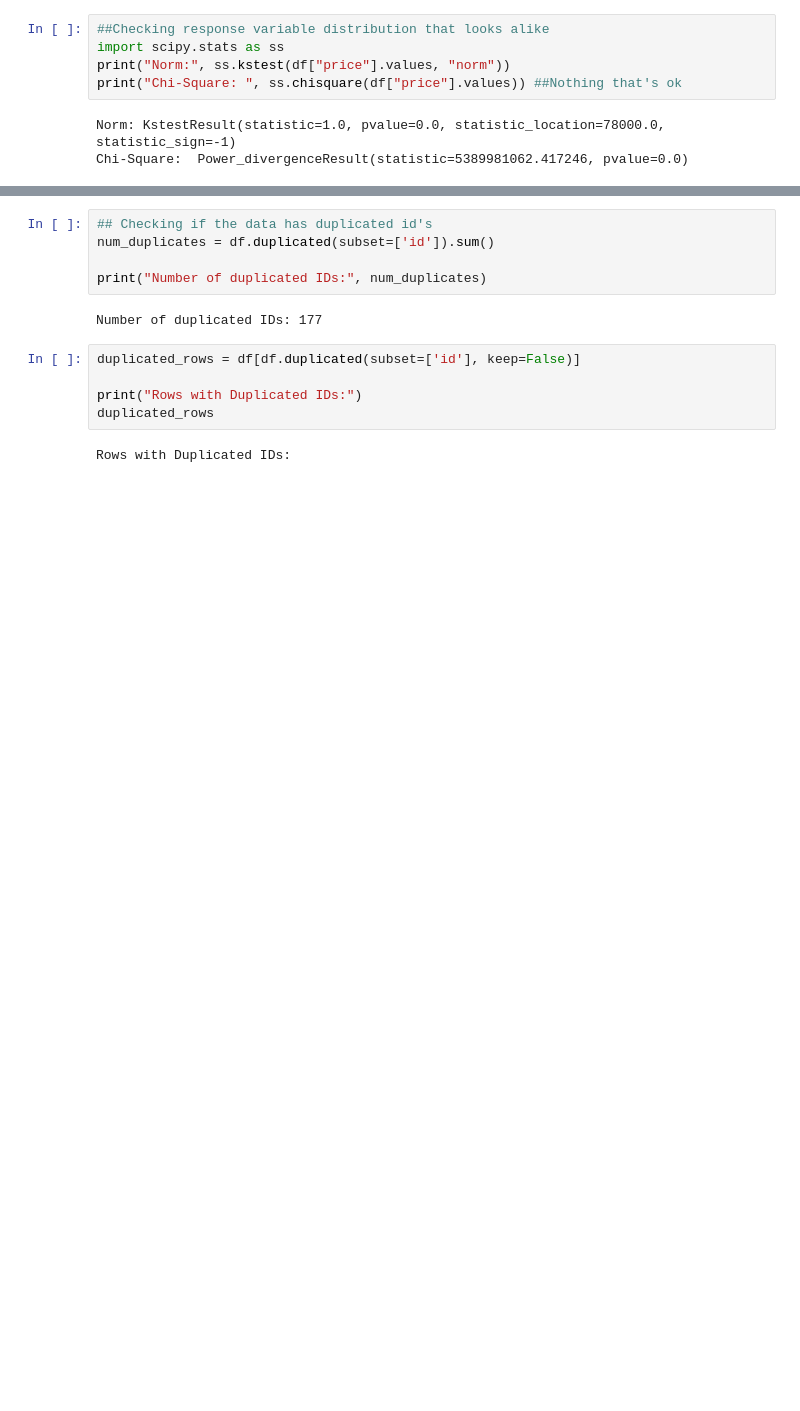
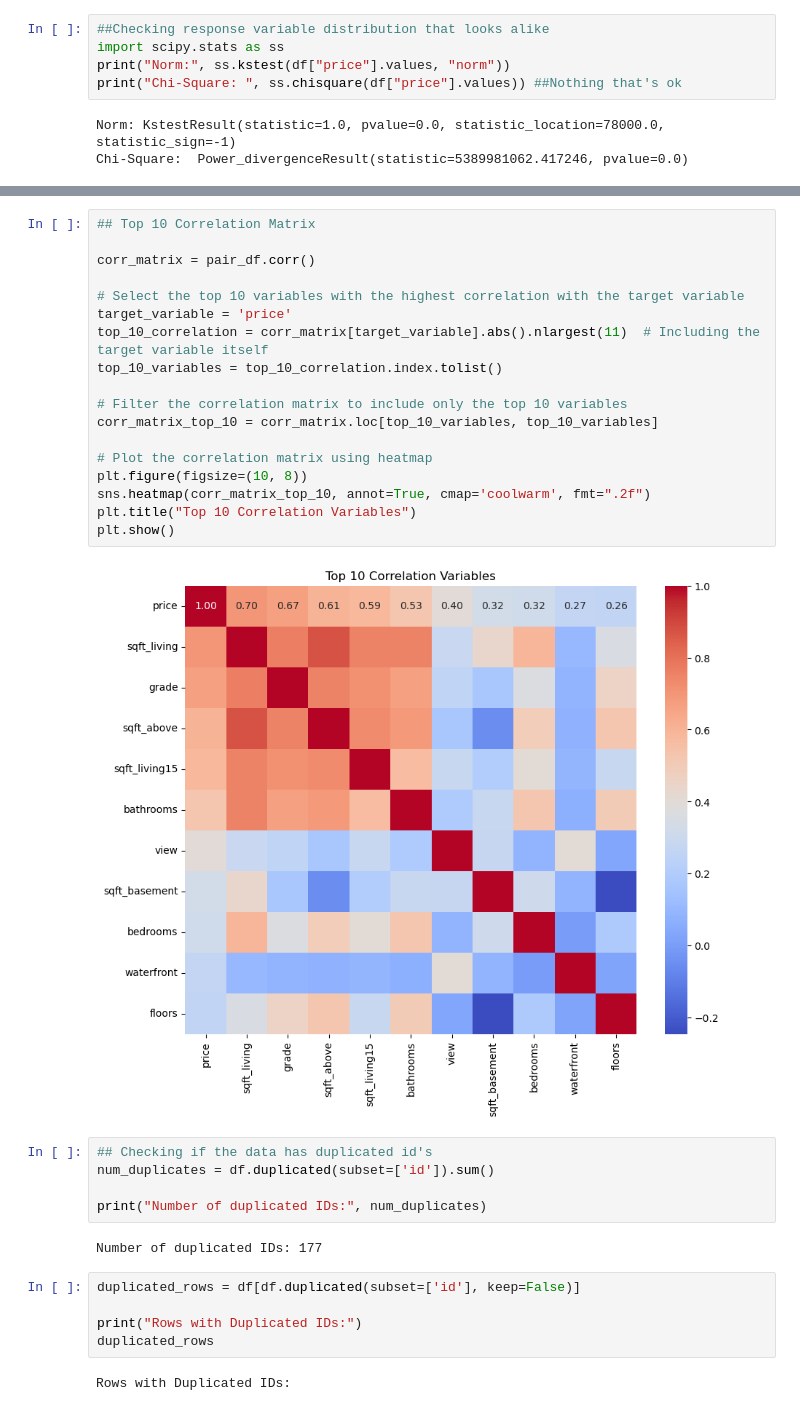
Before and after one commit to leorlik/king-county-houses, a Jupyter notebook: Notebooks/Data Analysis House Prices.ipynb, the cells around one changed output, grey strips where cells are left out. Saved outputs shown, nothing was run; the diff lists cells and outputs as text; blank space fills up the shorter version.

```diff
--- a/Notebooks/Data Analysis House Prices.ipynb
+++ b/Notebooks/Data Analysis House Prices.ipynb
@@ -274,6 +305,26 @@ pair_df.corr()
 | yr_renovated | 0.126449 | 0.019340 | 0.050556 | 0.055343 | 0.007644 | 0.006380 | 0.092877 | 0.103964 | -0.060711 | 0.014323 | ... |
 | sqft_living15 | 0.585235 | 0.403883 | 0.569780 | 0.756274 | 0.144663 | 0.279860 | 0.086505 | 0.280671 | -0.092954 | 0.713525 | ... |
 | sqft_lot15 | 0.082494 | 0.030685 | 0.087538 | 0.183428 | 0.718545 | -0.011117 | 0.030711 | 0.072707 | -0.003257 | 0.119689 | ... |
+# %%
+## Top 10 Correlation Matrix
+
+corr_matrix = pair_df.corr()
+
+# Select the top 10 variables with the highest correlation with the target variable
+target_variable = 'price'
+top_10_correlation = corr_matrix[target_variable].abs().nlargest(11)  # Including the target variable itself
+top_10_variables = top_10_correlation.index.tolist()
+
+# Filter the correlation matrix to include only the top 10 variables
+corr_matrix_top_10 = corr_matrix.loc[top_10_variables, top_10_variables]
+
+# Plot the correlation matrix using heatmap
+plt.figure(figsize=(10, 8))
+sns.heatmap(corr_matrix_top_10, annot=True, cmap='coolwarm', fmt=".2f")
+plt.title("Top 10 Correlation Variables")
+plt.show()
+# %% [output]
+[figure, added]
 # %%
 ## Checking if the data has duplicated id's
 num_duplicates = df.duplicated(subset=['id']).sum()
```
Also changed, not shown: parts of 35 cells of this notebook, 1 other file.
